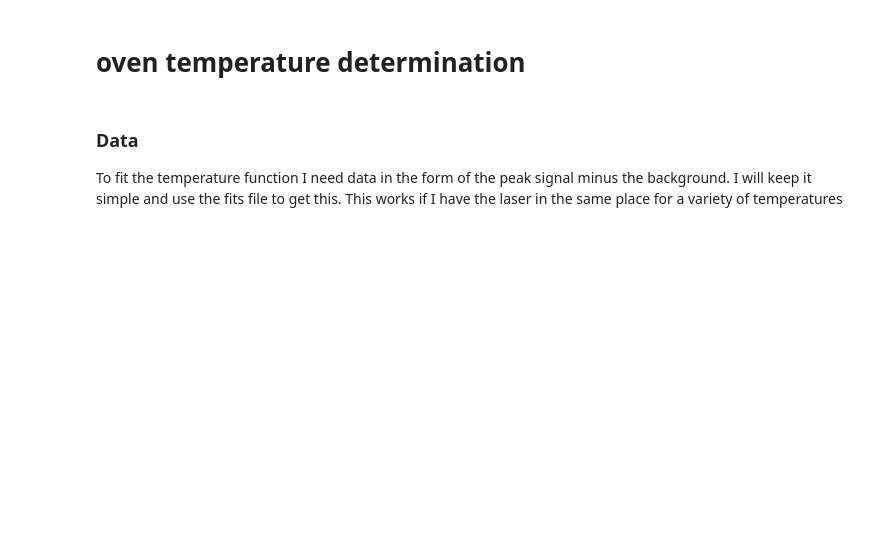
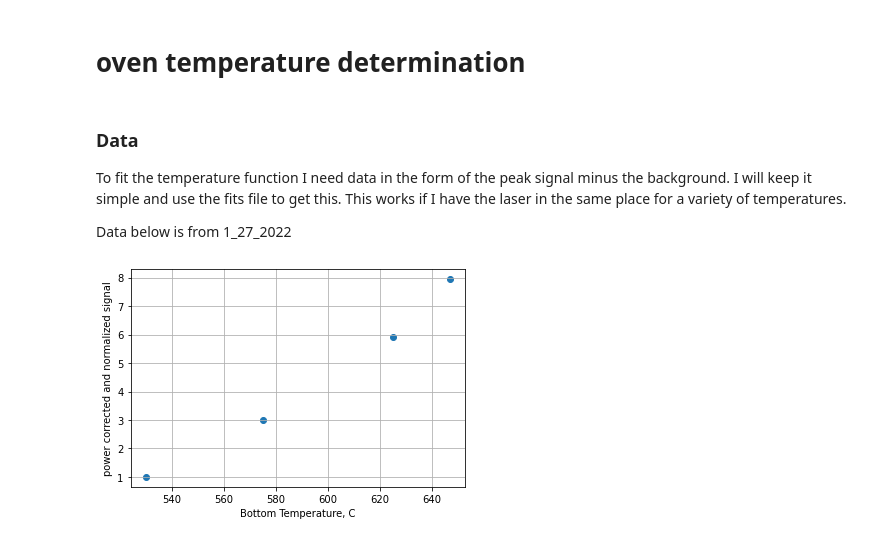
Before and after one commit to BillyTheKidPhysicist/pythonNotebooksAndTools, a Jupyter notebook: ovenTemperatureMeasurement.ipynb, the cells around one changed output. Cells and saved outputs as stored; diff of their text form; code cells hidden in the pictures; blank space fills up the shorter version.

```diff
--- a/ovenTemperatureMeasurement.ipynb
+++ b/ovenTemperatureMeasurement.ipynb
@@ -35,4 +37,22 @@ def peak_Signal_Fit(deltaT,T0,S0):
     return S0*pressure_NIST(T0+deltaT)/np.sqrt(T0+deltaT)
 # %% [markdown]
 ### Data
-To fit the temperature function I need data in the form of the peak signal minus the background. I will keep it simple and use the fits file to get this. This works if I have the laser in the same place for a variety of temperatures
+To fit the temperature function I need data in the form of the peak signal minus the background. I will keep it simple and use the fits file to get this. This works if I have the laser in the same place for a variety of temperatures.
+
+Data below is from 1_27_2022
+# %%
+TBottom=np.asarray([530,575,625,647]) +273.0 #kelvin
+TTop=np.asarray([610,653,700,715])+273.0 #kelvin
+power=np.asarray([5.9,6.0,2.38,2.7]) #microwatts
+signal=np.asarray([5330.0,16350.0,12750.0,19375.0])
+signal=signal/power #correct signal for power
+signal=signal/signal.min() #normalize signal
+eps=.5 #eps of 0 if only the bottom temperature
+deltaT=(TBottom-TBottom[0])+eps*((TTop-TBottom)-(TTop-TBottom)[0])
+plt.scatter(TBottom-273,signal)
+plt.ylabel('power corrected and normalized signal')
+plt.xlabel('Bottom Temperature, C')
+plt.grid()
+plt.show()
+# %% [output]
+[figure, added]
```
Also changed, not shown: parts of 5 cells of this notebook, 2 other files.
